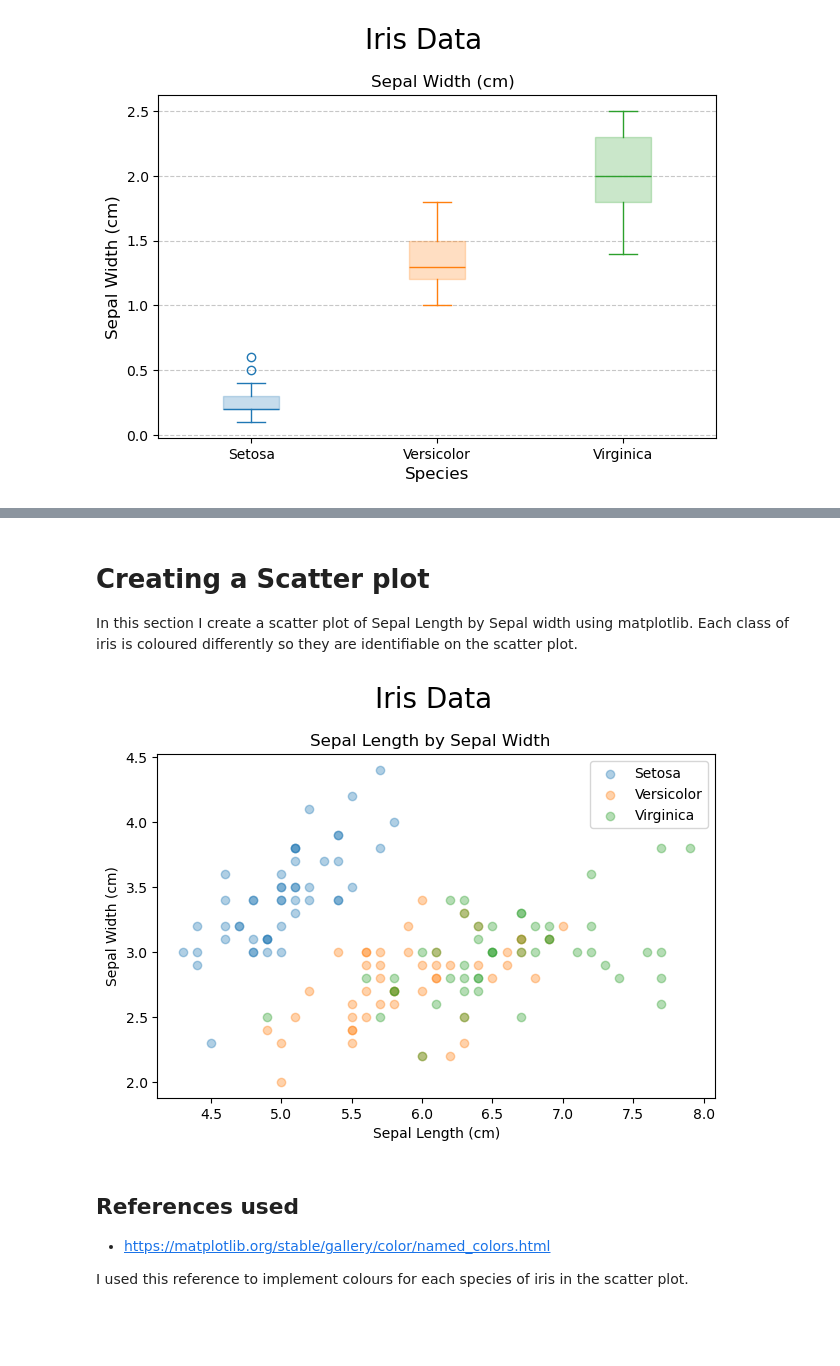
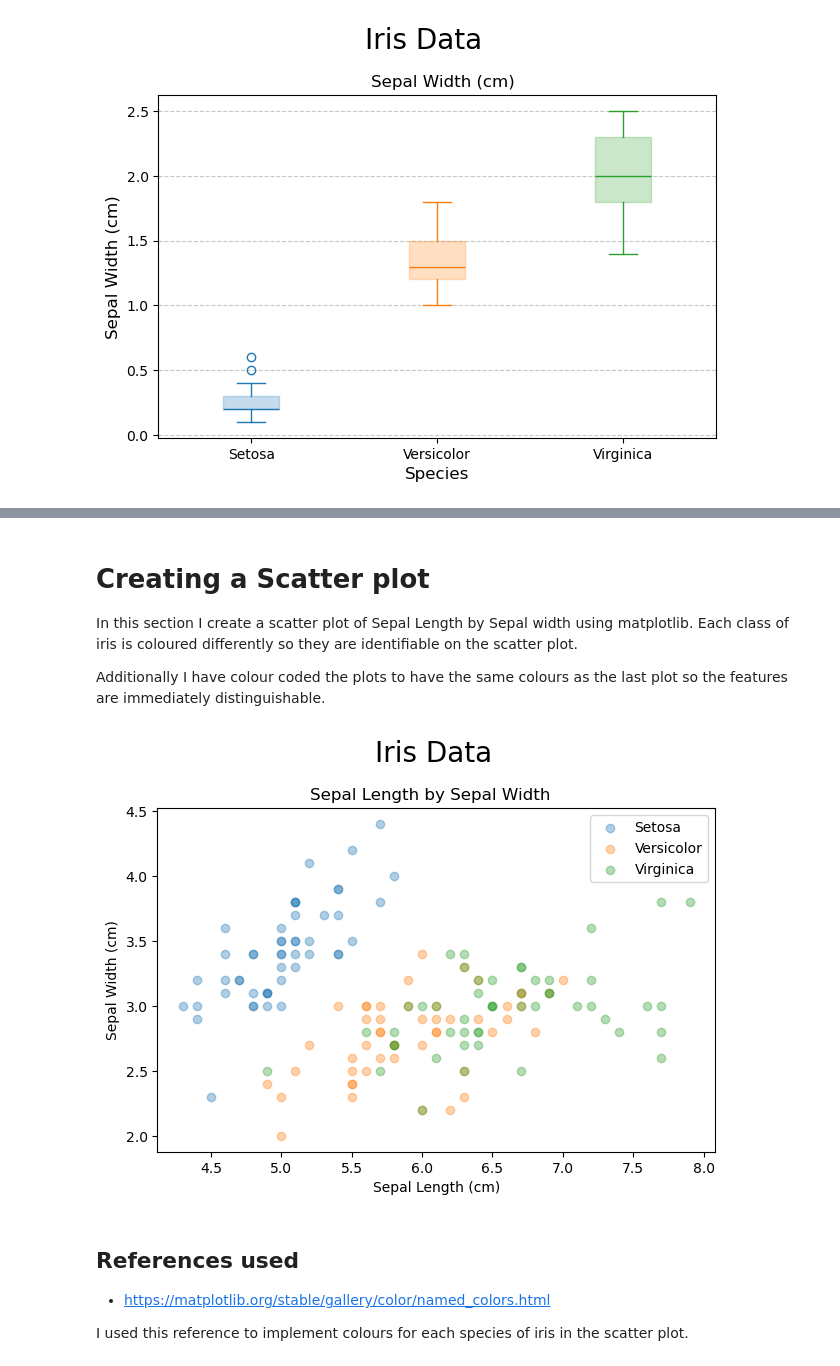
Before and after one commit to CeamanCollins/pands-project, a Jupyter notebook: analysis.ipynb, the cells around one changed output, grey strips where cells are left out. Cells and saved outputs as stored; diff of their text form; code cells hidden in the pictures; blank space fills up the shorter version.

```diff
--- a/analysis.ipynb
+++ b/analysis.ipynb
@@ -67,9 +81,9 @@ data_no_class = data.drop(columns=['Class'])
 
 # Separating the data by class.
 
-setosa_data = data_no_class[0:49]
-versicolor_data = data_no_class[50:99]
-virginica_data = data_no_class[100:149]
+setosa_data = data_no_class[0:50]
+versicolor_data = data_no_class[50:100]
+virginica_data = data_no_class[100:150]
 
 # Separating by feature
 
@@ -481,34 +587,36 @@ plt.show()
 # Creating a Scatter plot
 
 In this section I create a scatter plot of Sepal Length by Sepal width using matplotlib. Each class of iris is coloured differently so they are identifiable on the scatter plot.
+
+Additionally I have colour coded the plots to have the same colours as the last plot so the features are immediately distinguishable.
 # %%
 # Creating a single plot with adjusted padding.
 
 fig, ax = plt.subplots(tight_layout=True)
 
 # Creating scatter plots for each of the target variables in different colours on the same axis.
 # Using c= to set marker colour and label for each variable rather than using colour mapping.
 
-ax.scatter(sepal_length[0:49],sepal_width[0:49], c='tab:blue', label='Setosa', alpha=0.35)
-ax.scatter(sepal_length[50:99],sepal_width[50:99], c='tab:orange', label='Versicolor', alpha=0.35)
-ax.scatter(sepal_length[100:149],sepal_width[100:149], c='tab:green', label='Virginica', alpha=0.35)
+ax.scatter(setosa_sepal_length,setosa_sepal_width, c='tab:blue', label='Setosa', alpha=0.35)
+ax.scatter(versicolor_sepal_length,versicolor_sepal_width, c='tab:orange', label='Versicolor', alpha=0.35)
+ax.scatter(virginica_sepal_length,virginica_sepal_width, c='tab:green', label='Virginica', alpha=0.35)
 
 # Setting labels for the axis.
 
 ax.set_xlabel('Sepal Length (cm)')
 ax.set_ylabel('Sepal Width (cm)')
 
 # Displaying legend.
 
 ax.legend()
 
 # Setting title for figure and plot.
 
 plt.suptitle('Iris Data', fontsize=20, x=0.535)
 plt.title('Sepal Length by Sepal Width', x=0.49)
 plt.show()
 # %% [output]
-[figure, old version]
+[figure, new version]
 # %% [markdown]
 ## References used
 
```
Also changed, not shown: parts of 31 cells of this notebook, 2 other files.
